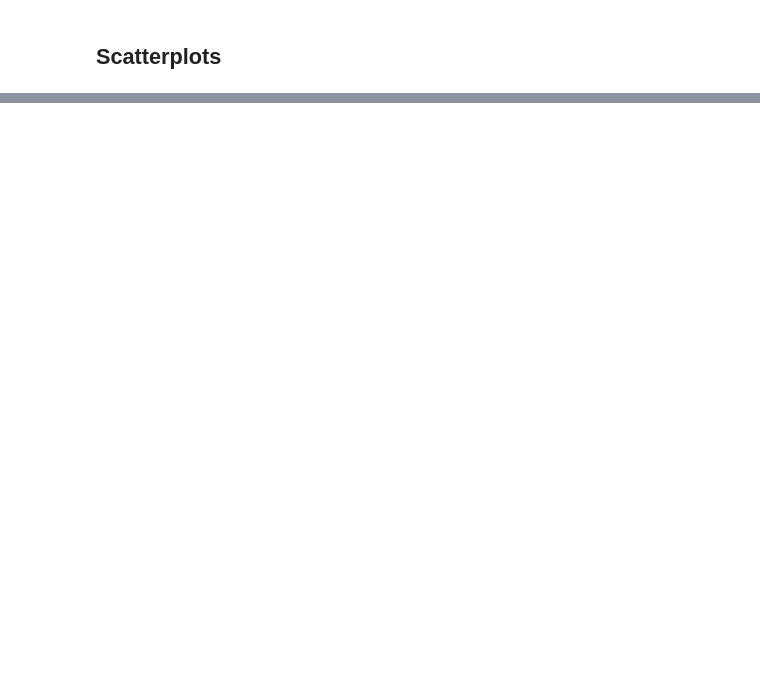
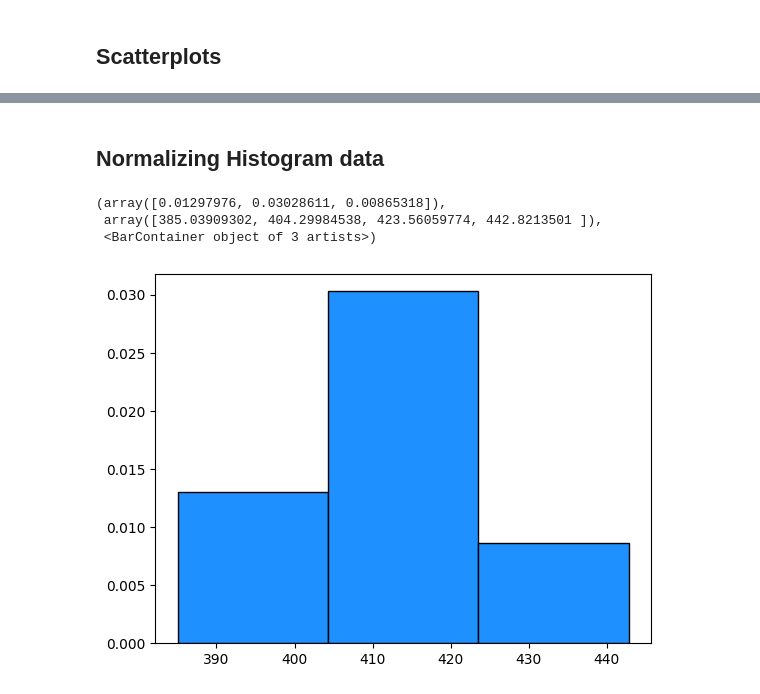
Before and after one commit to PaulToronto/DataCamp---Finance-Fundamentals-in-Python, a Jupyter notebook: 1_4_Visualization_in_Python.ipynb, the cells around one changed output, grey strips where cells are left out. Saved outputs shown, nothing was run; the diff lists cells and outputs as text; code cells hidden in the pictures; blank space fills up the shorter version.

```diff
--- a/1_4_Visualization_in_Python.ipynb
+++ b/1_4_Visualization_in_Python.ipynb
@@ -32,0 +43,9 @@ plt.show()
+# %% [markdown]
+## Normalizing Histogram data
+# %%
+plt.hist(x=close, bins=3, edgecolor='black', color='dodgerblue', density=True)
+# %% [output]
+(array([0.01297976, 0.03028611, 0.00865318]),
+ array([385.03909302, 404.29984538, 423.56059774, 442.8213501 ]),
+ <BarContainer object of 3 artists>)
+[figure, added]
```
Also changed, not shown: parts of 9 cells of this notebook.
